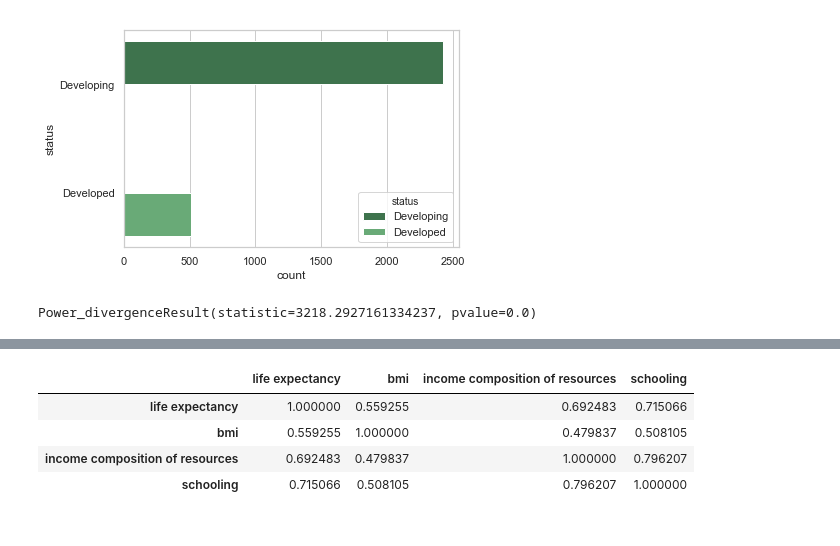
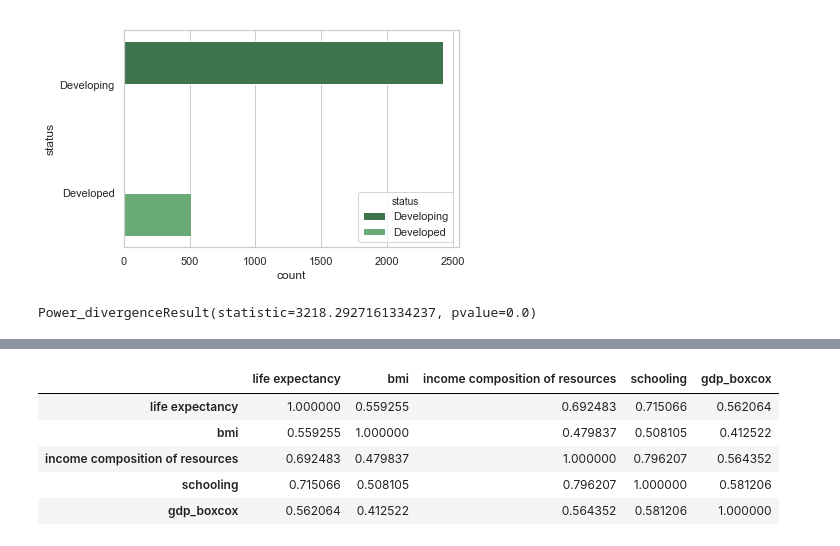
Before and after one commit to rnclay/Thinkful, a Jupyter notebook: Thinkful_Model Preparation_Challenge-checkpoint.ipynb, the cells around one changed output, grey strips where cells are left out. Saved outputs shown, nothing was run; the diff lists cells and outputs as text; code cells hidden in the pictures.

```diff
--- a/Thinkful_Model Preparation_Challenge-checkpoint.ipynb
+++ b/Thinkful_Model Preparation_Challenge-checkpoint.ipynb
@@ -205,7 +242,7 @@ min         0.010000
 max        17.870000
 Name: alcohol, dtype: float64
 # %%
-life_df["alcohol"].fillna(life_df["alcohol"].median(), inplace=True)
+life_df["alcohol"].fillna(life_df["alcohol"].mean(), inplace=True)
 # %%
 life_df["hepatitis b"].describe()
 # %% [output]
@@ -467,4 +507,8 @@ print("Normality test statistics is {0} and p value is {1}".format(norm_stats[0]
 # %% [output]
 Jarque-Bera test statistics is 2.002232917978157 and p value is 0.36746894805445385
 Normality test statistics is 1.9643286060696217 and p value is 0.3744996902849025
+# %%
+life_df["adult_mortality_boxcox"] = adult_mortality_boxcox
+life_df["gdp_boxcox"] = gdp_boxcox
+life_df["population_boxcox"] = population_boxcox
 # %% [markdown]
@@ -518,8 +620,9 @@ I chose these variables because they had correlation values **greater than .50**
 # %%
-life_df [["life expectancy","bmi","income composition of resources","schooling"]].corr()
+life_df [["life expectancy","bmi","income composition of resources","schooling","gdp_boxcox"]].corr()
 # %% [output]
-|  | life expectancy | bmi | income composition of resources | schooling |
-| life expectancy | 1.000000 | 0.559255 | 0.692483 | 0.715066 |
-| bmi | 0.559255 | 1.000000 | 0.479837 | 0.508105 |
-| income composition of resources | 0.692483 | 0.479837 | 1.000000 | 0.796207 |
-| schooling | 0.715066 | 0.508105 | 0.796207 | 1.000000 |
+|  | life expectancy | bmi | income composition of resources | schooling | gdp_boxcox |
+| life expectancy | 1.000000 | 0.559255 | 0.692483 | 0.715066 | 0.562064 |
+| bmi | 0.559255 | 1.000000 | 0.479837 | 0.508105 | 0.412522 |
+| income composition of resources | 0.692483 | 0.479837 | 1.000000 | 0.796207 | 0.564352 |
+| schooling | 0.715066 | 0.508105 | 0.796207 | 1.000000 | 0.581206 |
+| gdp_boxcox | 0.562064 | 0.412522 | 0.564352 | 0.581206 | 1.000000 |
```
Also changed, not shown: parts of 26 cells of this notebook.
